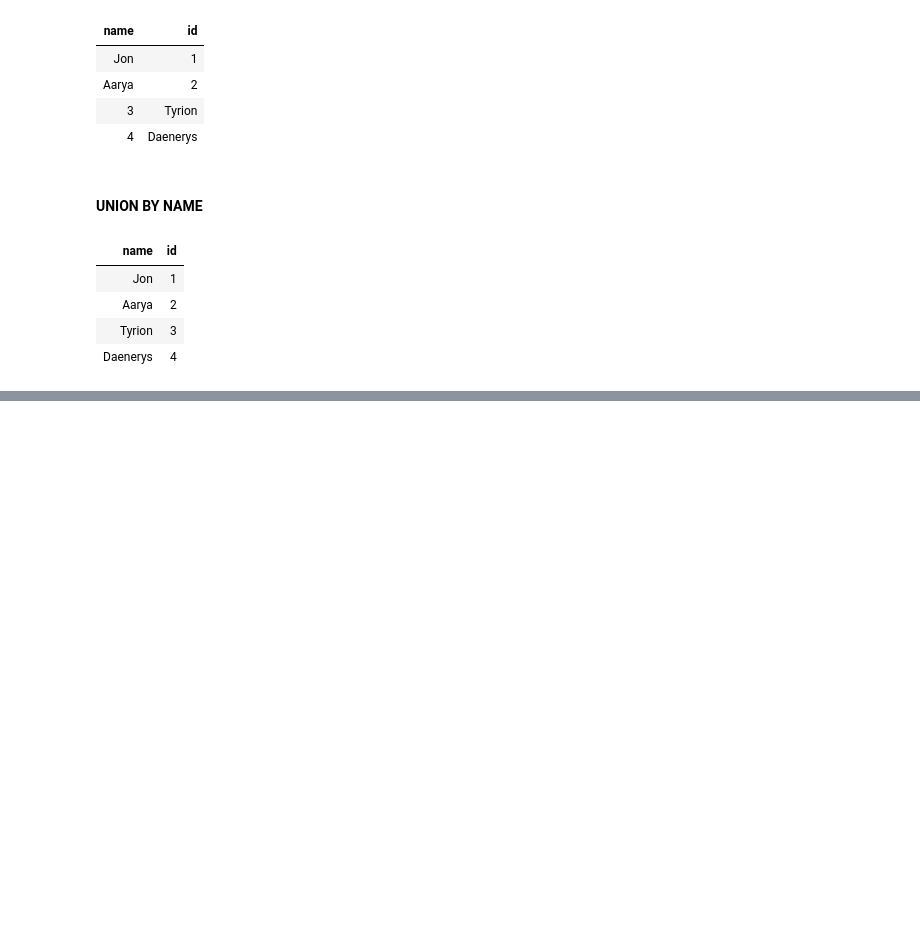
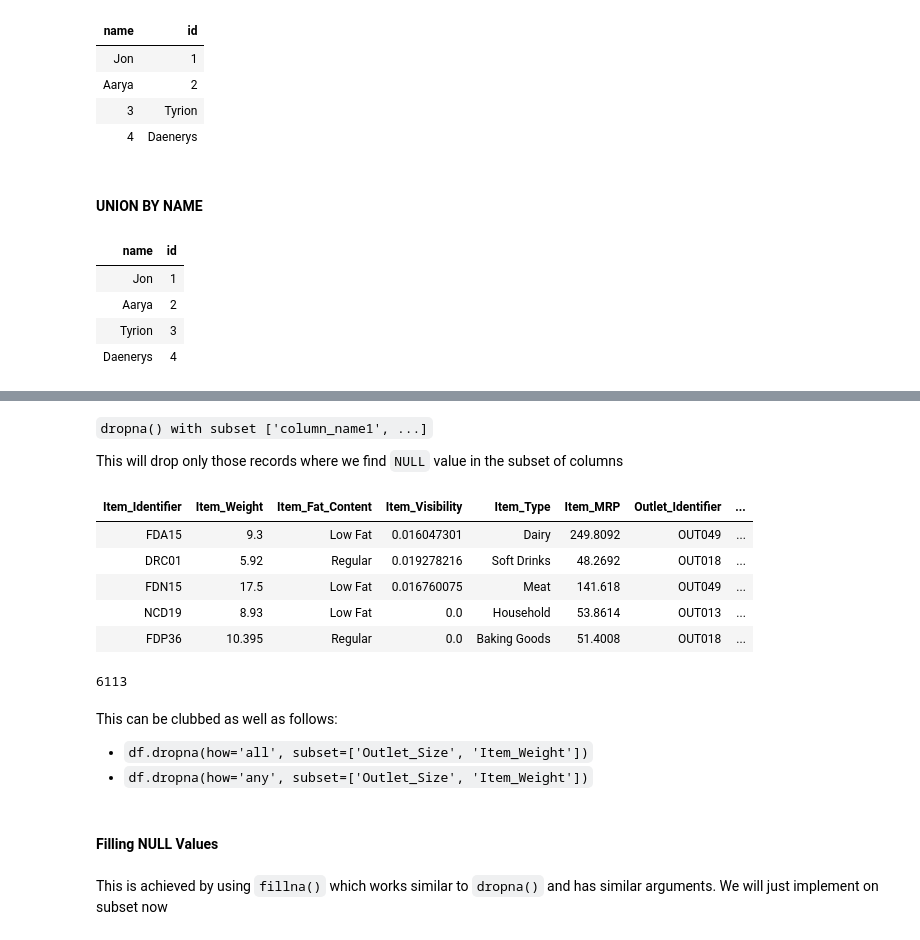
Before and after one commit to SarveshSoni09/everything-data-engineering, a Jupyter notebook: 3_PySpark/04_Intermediate_Transformations.ipynb, the cells around one changed output, grey strips where cells are left out. Cells and saved outputs as stored; diff of their text form; code cells hidden in the pictures; blank space fills up the shorter version.

```diff
--- a/3_PySpark/04_Intermediate_Transformations.ipynb
+++ b/3_PySpark/04_Intermediate_Transformations.ipynb
@@ -126,0 +277,23 @@ df1.unionByName(df2).display()
+# %% [markdown]
+`dropna() with subset ['column_name1', ...]`
+
+This will drop only those records where we find `NULL` value in the subset of columns
+# %%
+df.dropna(subset=['Outlet_Size']).limit(5).display()
+df.dropna(subset=['Outlet_Size']).count()
+# %% [output]
+| Item_Identifier | Item_Weight | Item_Fat_Content | Item_Visibility | Item_Type | Item_MRP | Outlet_Identifier | ... |
+| FDA15 | 9.3 | Low Fat | 0.016047301 | Dairy | 249.8092 | OUT049 | ... |
+| DRC01 | 5.92 | Regular | 0.019278216 | Soft Drinks | 48.2692 | OUT018 | ... |
+| FDN15 | 17.5 | Low Fat | 0.016760075 | Meat | 141.618 | OUT049 | ... |
+| NCD19 | 8.93 | Low Fat | 0.0 | Household | 53.8614 | OUT013 | ... |
+| FDP36 | 10.395 | Regular | 0.0 | Baking Goods | 51.4008 | OUT018 | ... |
+6113
+# %% [markdown]
+This can be clubbed as well as follows:
+- `df.dropna(how='all', subset=['Outlet_Size', 'Item_Weight'])`
+- `df.dropna(how='any', subset=['Outlet_Size', 'Item_Weight'])`
+# %% [markdown]
+#### Filling NULL Values
+# %% [markdown]
+This is achieved by using `fillna()` which works similar to `dropna()` and has similar arguments. We will just implement on subset now
```
Also changed, not shown: parts of 27 cells of this notebook.
